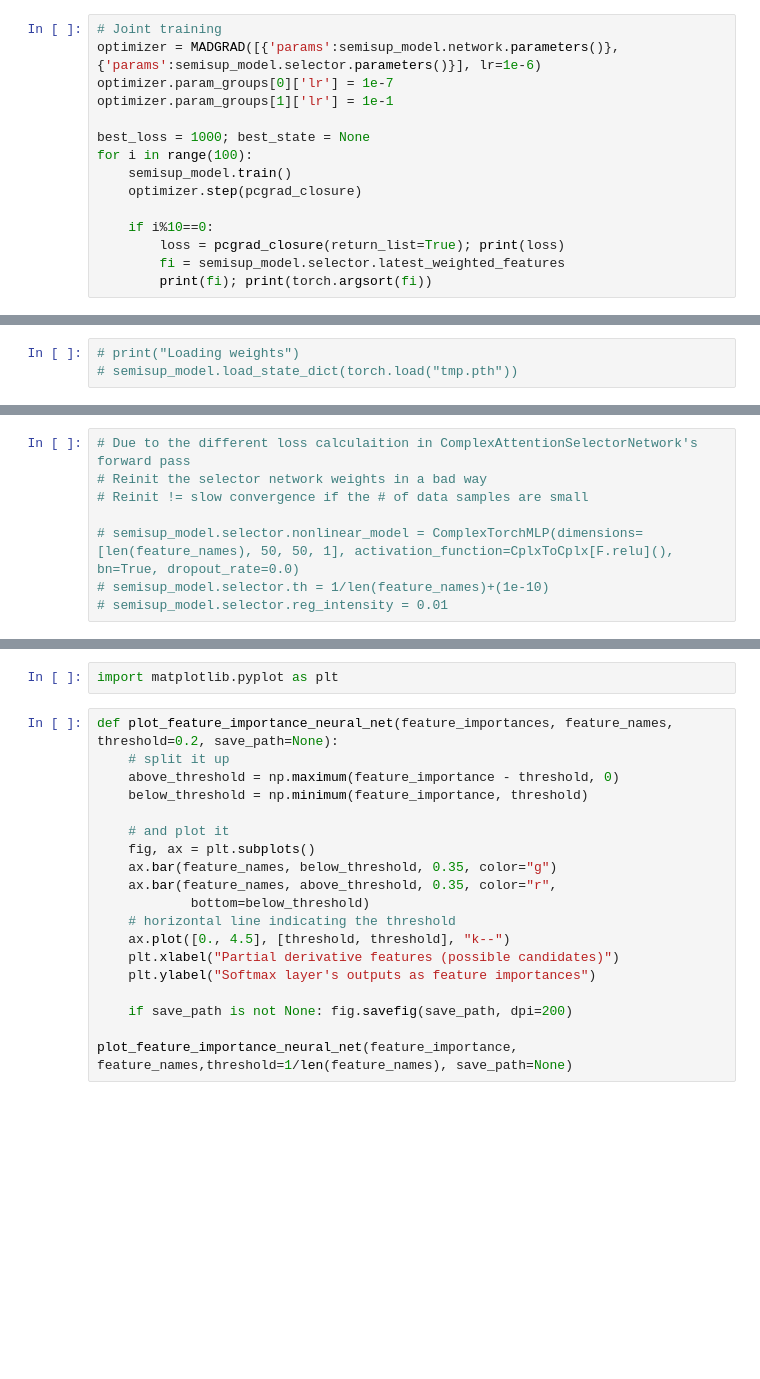
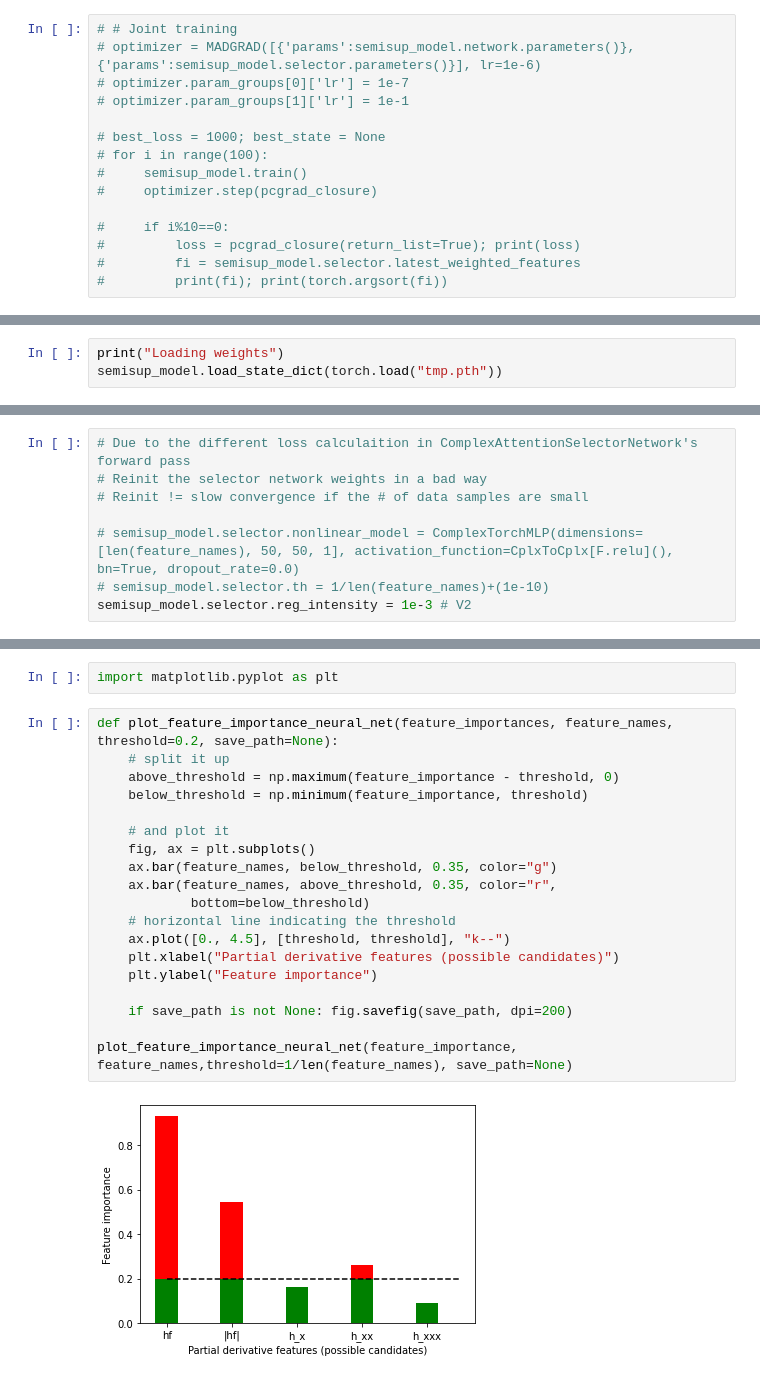
Before and after one commit to Pongpisit-Thanasutives/Multi-task-Physics-informed-neural-networks, a Jupyter notebook: inverse_NLS/Semi-supervise learning with (250) adversarial examples (Current working space)-Copy1.ipynb, the cells around one changed output, grey strips where cells are left out. Drawn from its saved outputs; the diff is of its cells as text; blank space fills up the shorter version.

```diff
--- a/inverse_NLS/Semi-supervise learning with (250) adversarial examples (Current working space)-Copy1.ipynb
+++ b/inverse_NLS/Semi-supervise learning with (250) adversarial examples (Current working space)-Copy1.ipynb
@@ -381,17 +381,17 @@ def pcgrad_closure(return_list=False):
 # %% [markdown]
 #### Joint training
 # %%
-# Joint training
-optimizer = MADGRAD([{'params':semisup_model.network.parameters()}, {'params':semisup_model.selector.parameters()}], lr=1e-6)
-optimizer.param_groups[0]['lr'] = 1e-7
-optimizer.param_groups[1]['lr'] = 1e-1
+# # Joint training
+# optimizer = MADGRAD([{'params':semisup_model.network.parameters()}, {'params':semisup_model.selector.parameters()}], lr=1e-6)
+# optimizer.param_groups[0]['lr'] = 1e-7
+# optimizer.param_groups[1]['lr'] = 1e-1
 
-best_loss = 1000; best_state = None
-for i in range(100):
-    semisup_model.train()
-    optimizer.step(pcgrad_closure)
+# best_loss = 1000; best_state = None
+# for i in range(100):
+#     semisup_model.train()
+#     optimizer.step(pcgrad_closure)
 
-    if i%10==0:
-        loss = pcgrad_closure(return_list=True); print(loss)
-        fi = semisup_model.selector.latest_weighted_features
-        print(fi); print(torch.argsort(fi))
+#     if i%10==0:
+#         loss = pcgrad_closure(return_list=True); print(loss)
+#         fi = semisup_model.selector.latest_weighted_features
+#         print(fi); print(torch.argsort(fi))
@@ -435,3 +417,3 @@ save(semisup_model, "tmp.pth")
 # %%
-# print("Loading weights")
-# semisup_model.load_state_dict(torch.load("tmp.pth"))
+print("Loading weights")
+semisup_model.load_state_dict(torch.load("tmp.pth"))
@@ -534,6 +519,6 @@ X_selector, y_selector = semisup_model.network.get_selector_data(*dimension_slic
 
 # semisup_model.selector.nonlinear_model = ComplexTorchMLP(dimensions=[len(feature_names), 50, 50, 1], activation_function=CplxToCplx[F.relu](), bn=True, dropout_rate=0.0)
 # semisup_model.selector.th = 1/len(feature_names)+(1e-10)
-# semisup_model.selector.reg_intensity = 0.01
+semisup_model.selector.reg_intensity = 1e-3 # V2
 # %%
 # Fine-tuning the selector network
@@ -594,19 +572,21 @@ import matplotlib.pyplot as plt
 # %%
 def plot_feature_importance_neural_net(feature_importances, feature_names, threshold=0.2, save_path=None):
     # split it up
     above_threshold = np.maximum(feature_importance - threshold, 0)
     below_threshold = np.minimum(feature_importance, threshold)
 
     # and plot it
     fig, ax = plt.subplots()
     ax.bar(feature_names, below_threshold, 0.35, color="g")
     ax.bar(feature_names, above_threshold, 0.35, color="r",
             bottom=below_threshold)
     # horizontal line indicating the threshold
     ax.plot([0., 4.5], [threshold, threshold], "k--")
     plt.xlabel("Partial derivative features (possible candidates)")
-    plt.ylabel("Softmax layer's outputs as feature importances")
+    plt.ylabel("Feature importance")
 
     if save_path is not None: fig.savefig(save_path, dpi=200)
 
 plot_feature_importance_neural_net(feature_importance, feature_names,threshold=1/len(feature_names), save_path=None)
+# %% [output]
+[figure, added]
```
Also changed, not shown: parts of 10 cells of this notebook, 3 other files.
